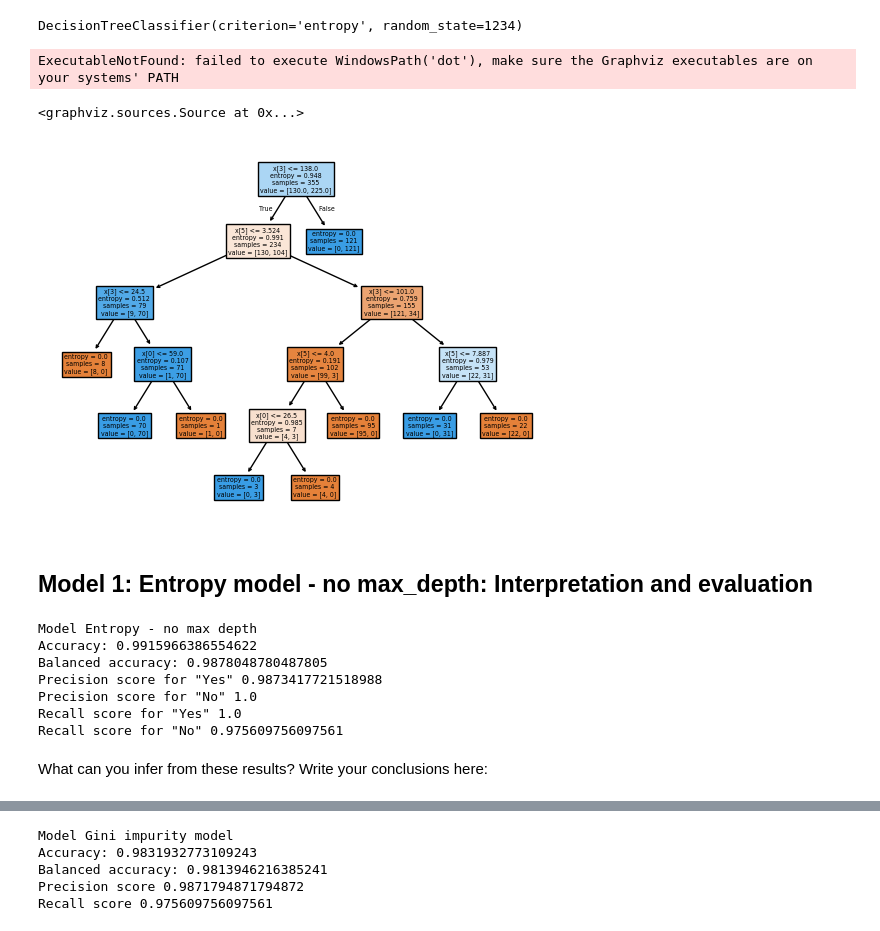
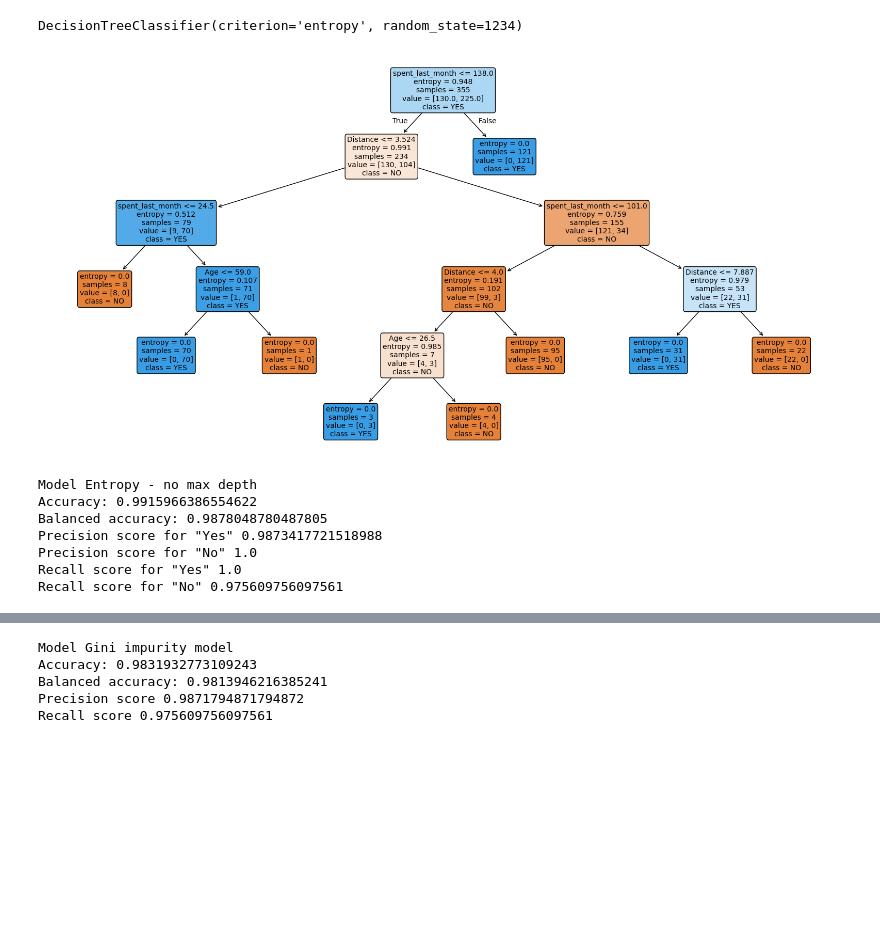
Before and after one commit to alexbui96/springboard, a Jupyter notebook: Decision Tree Specialty Coffee Case Study.ipynb, the cells around one changed output, grey strips where cells are left out. Cells and saved outputs as stored; diff of their text form; code cells hidden in the pictures; blank space fills up the shorter version.

```diff
--- a/Decision Tree Specialty Coffee Case Study.ipynb
+++ b/Decision Tree Specialty Coffee Case Study.ipynb
@@ -209,21 +209,17 @@ y_pred = pd.Series(y_pred)
 entr_model
 # %% [output]
 DecisionTreeClassifier(criterion='entropy', random_state=1234)
-# %%
-# Visualize the tree
-import graphviz
-
-tree.plot_tree(entr_model, filled = True)
-
-dot_data = tree.export_graphviz(entr_model, out_file = None)
-graphviz.Source(dot_data)
-
-dot_data = tree.export_graphviz(entr_model, out_file = None, class_names = entr_model.classes_)
-graphviz.Source(dot_data)
-# %% [output]
-ExecutableNotFound: failed to execute WindowsPath('dot'), make sure the Graphviz executables are on your systems' PATH
-<graphviz.sources.Source at 0x...>
-[figure, removed]
-# %% [markdown]
-## Model 1: Entropy model - no max_depth: Interpretation and evaluation
+# %%
+# Visualize the tree
+plt.figure(figsize=(20, 10))
+tree.plot_tree(entr_model,
+               filled=True,
+               rounded=True,
+               class_names=entr_model.classes_,
+               feature_names=entr_model.feature_names_in_ if hasattr(entr_model, 'feature_names_in_') else None,
+               fontsize=10)
+
+plt.show()
+# %% [output]
+[figure, added]
 # %%
@@ -243,5 +239,3 @@ Precision score for "Yes" 0.9873417721518988
 Precision score for "No" 1.0
 Recall score for "Yes" 1.0
 Recall score for "No" 0.975609756097561
-# %% [markdown]
-What can you infer from these results? Write your conclusions here:
```
Also changed, not shown: parts of 43 cells of this notebook.
